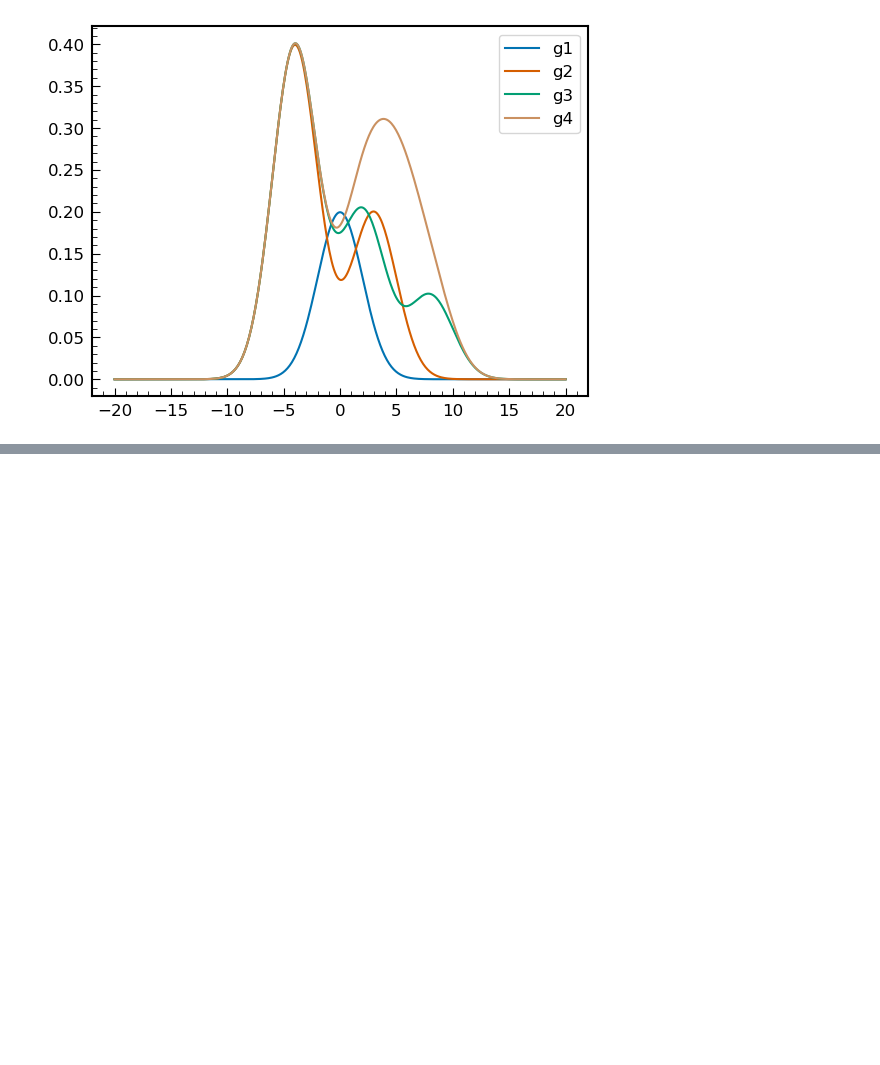
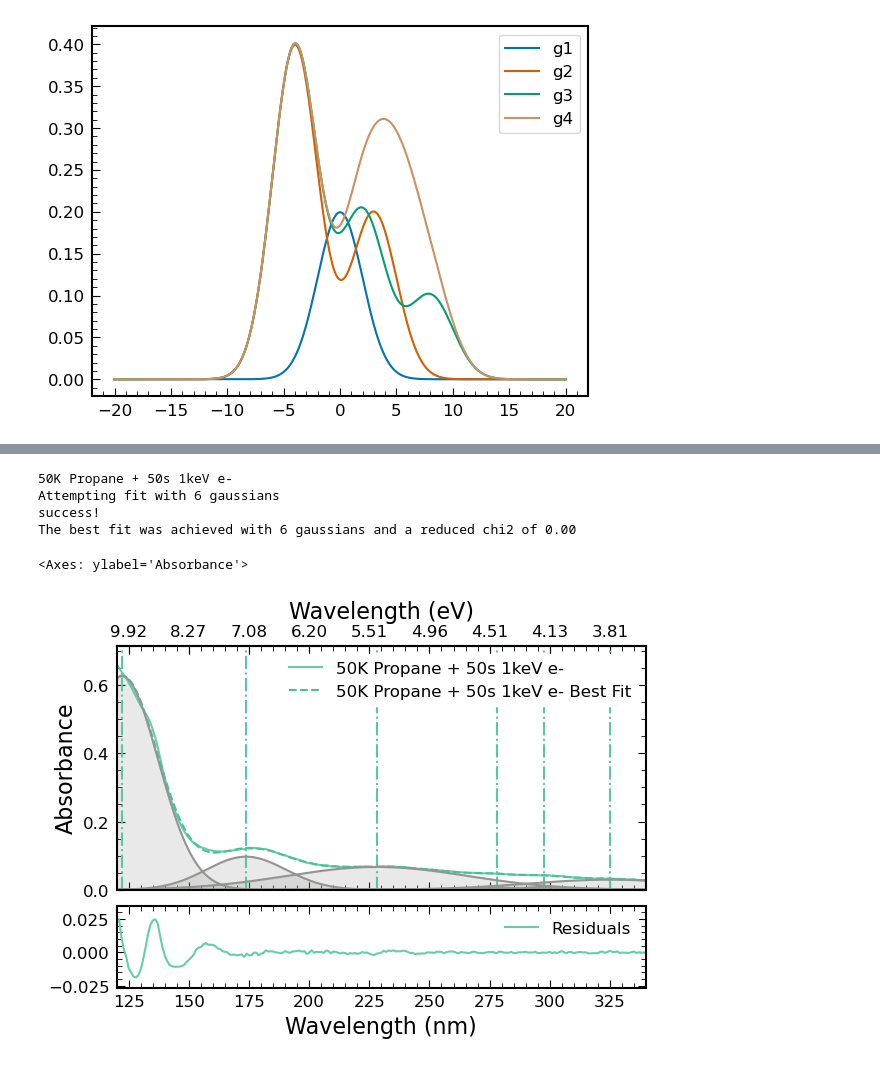
Before and after one commit to cassidy-andrew/AU-UV_ices, a Jupyter notebook: playground.ipynb, the cells around one changed output, grey strips where cells are left out. Saved outputs shown, nothing was run; the diff lists cells and outputs as text; code cells hidden in the pictures; blank space fills up the shorter version.

```diff
--- a/playground.ipynb
+++ b/playground.ipynb
@@ -322,0 +620,50 @@ ax.legend()
+# %%
+#this_save_path = save_path + spec.name.replace(" ", "")
+print(spec.name)
+
+guesses = [{'lower':0, 'guess':4, 'upper':25},   # amplitude
+           {'lower':110, 'guess':122, 'upper':140},   # center
+           {'lower':0, 'guess':20, 'upper':340},   # standard deviation
+
+           {'lower':0, 'guess':3, 'upper':25},   # amplitude
+           {'lower':165, 'guess':173, 'upper':190},   # center
+           {'lower':0, 'guess':20, 'upper':340},   # standard deviation
+
+           {'lower':0, 'guess':2, 'upper':25},   # amplitude
+           {'lower':225, 'guess':240, 'upper':250},   # center
+           {'lower':0, 'guess':20, 'upper':340},   # standard deviation
+
+           {'lower':0, 'guess':0.4, 'upper':5},   # amplitude
+           {'lower':275, 'guess':276, 'upper':278},   # center
+           {'lower':0, 'guess':20, 'upper':340},   # standard deviation
+
+           {'lower':0, 'guess':0.4, 'upper':5},   # amplitude
+           {'lower':297, 'guess':298, 'upper':299},   # center
+           {'lower':0, 'guess':20, 'upper':340},   # standard deviation
+
+           {'lower':0, 'guess':0.1, 'upper':5},   # amplitude
+           {'lower':325, 'guess':326, 'upper':327},   # center
+           {'lower':0, 'guess':10, 'upper':340},   # standard deviation
+          ]
+
+p0 = []
+lower_bounds = []
+upper_bounds = []
+for guess in guesses:
+    p0.append(guess['guess'])
+    lower_bounds.append(guess['lower'])
+    upper_bounds.append(guess['upper'])
+
+bounds = (lower_bounds, upper_bounds)
+
+spec.fit_peaks(verbose=True, ng_lower=6, ng_upper=7, p0=p0, bounds=bounds)
+tools.plot_fit(spec, plot_peaks=True, xlim=(120, 340),
+               ylim=(0, spec.data[spec.data['wavelength']>120]['absorbance'].max()*1.1),
+               plot_fit_components=True)
+# %% [output]
+50K Propane + 50s 1keV e-
+Attempting fit with 6 gaussians
+success!
+The best fit was achieved with 6 gaussians and a reduced chi2 of 0.00
+<Axes: ylabel='Absorbance'>
+[figure, added]
```
Also changed, not shown: parts of 29 cells of this notebook, 4 other files.
